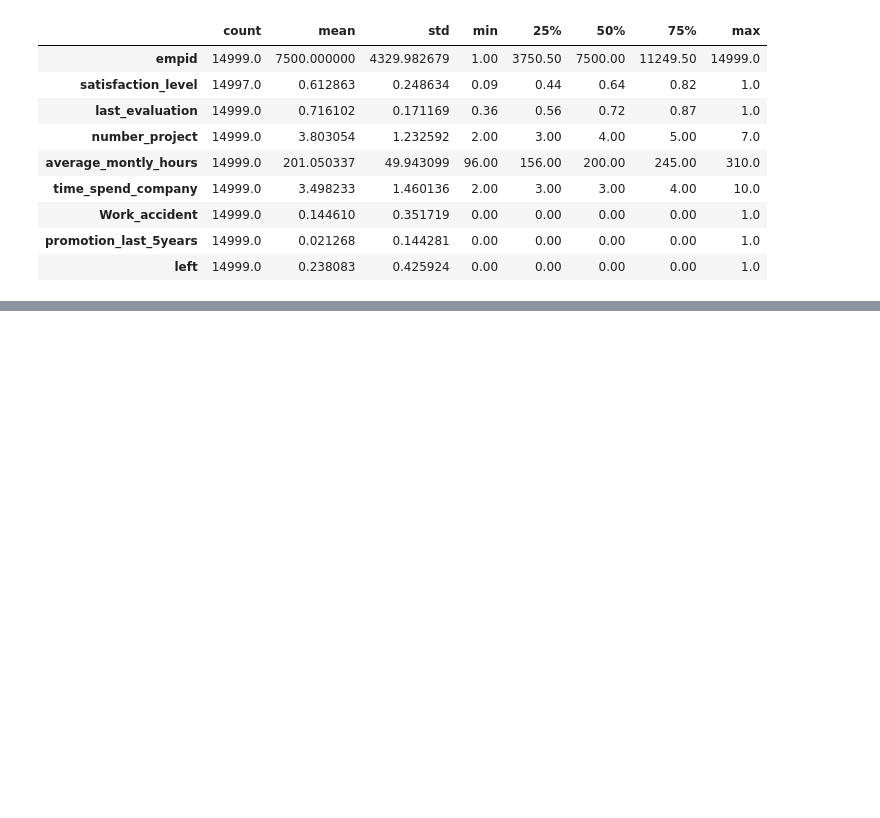
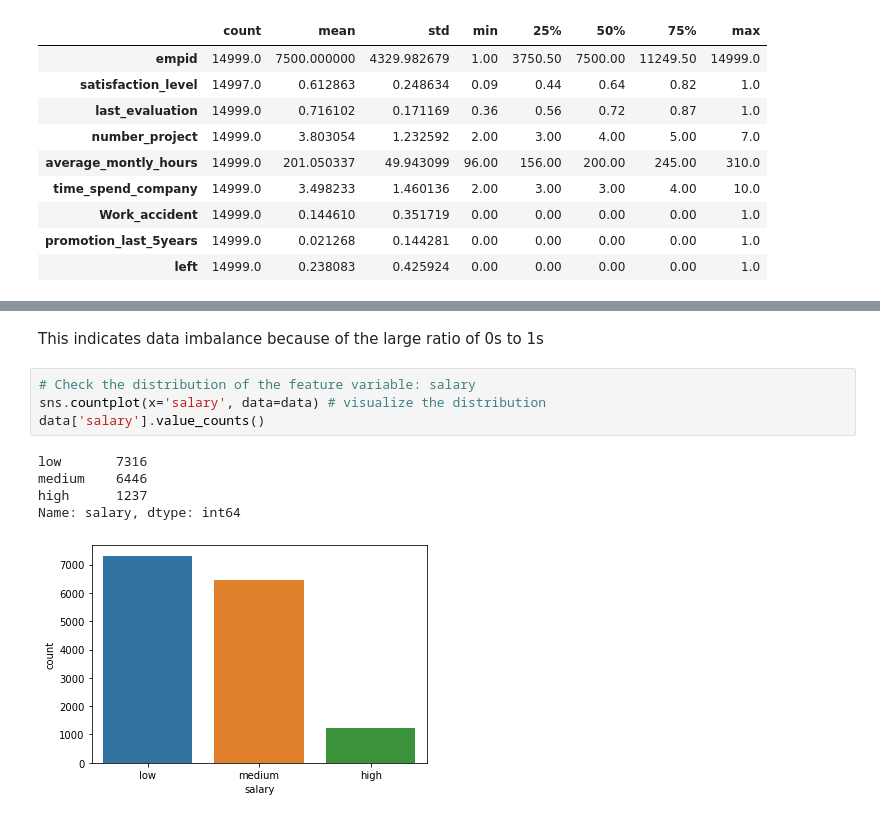
Before and after one commit to hanuel-89/employee_churn, a Jupyter notebook: exploratory_analysis.ipynb, the cells around one changed output, grey strips where cells are left out. Cells and saved outputs as stored; diff of their text form; blank space fills up the shorter version.

```diff
--- a/exploratory_analysis.ipynb
+++ b/exploratory_analysis.ipynb
@@ -56,0 +109,12 @@ data.describe().T
+# %% [markdown]
+This indicates data imbalance because of the large ratio of 0s to 1s
+# %%
+# Check the distribution of the feature variable: salary
+sns.countplot(x='salary', data=data) # visualize the distribution
+data['salary'].value_counts()
+# %% [output]
+low       7316
+medium    6446
+high      1237
+Name: salary, dtype: int64
+[figure, added]
```
Also changed, not shown: parts of 41 cells of this notebook.
